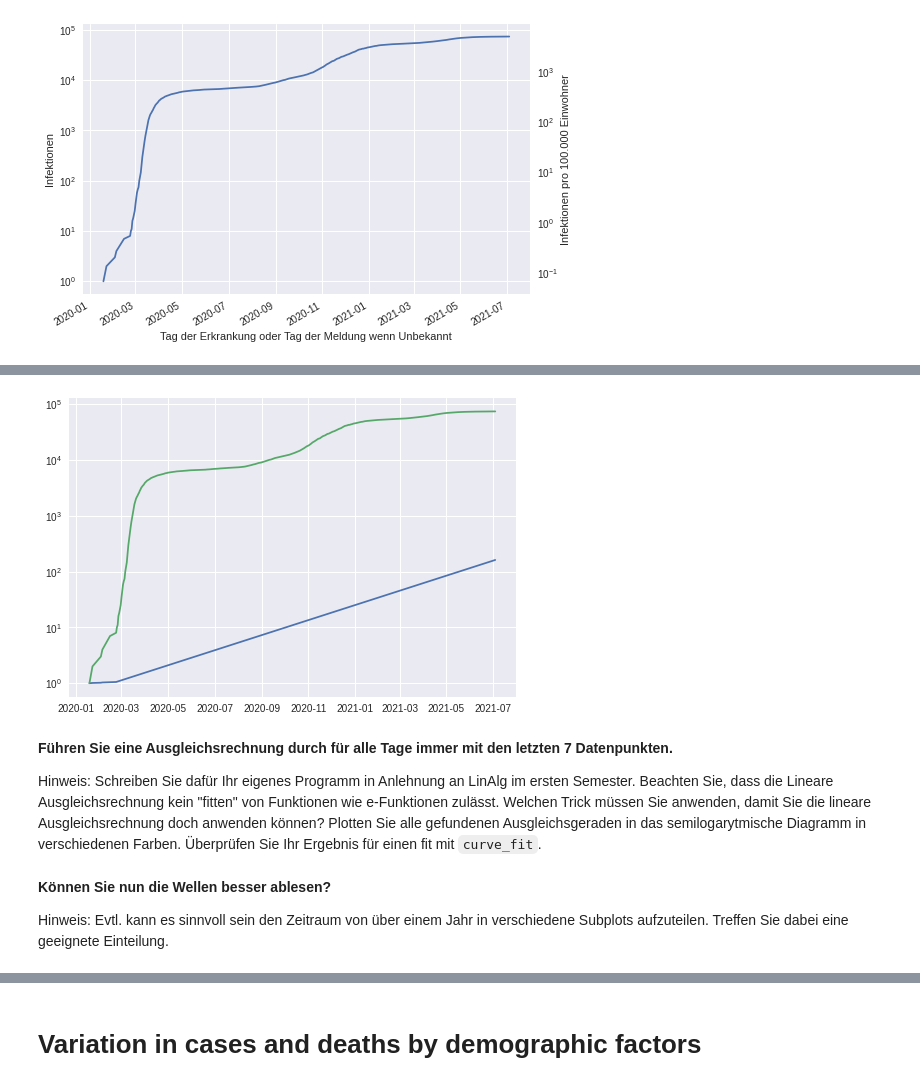
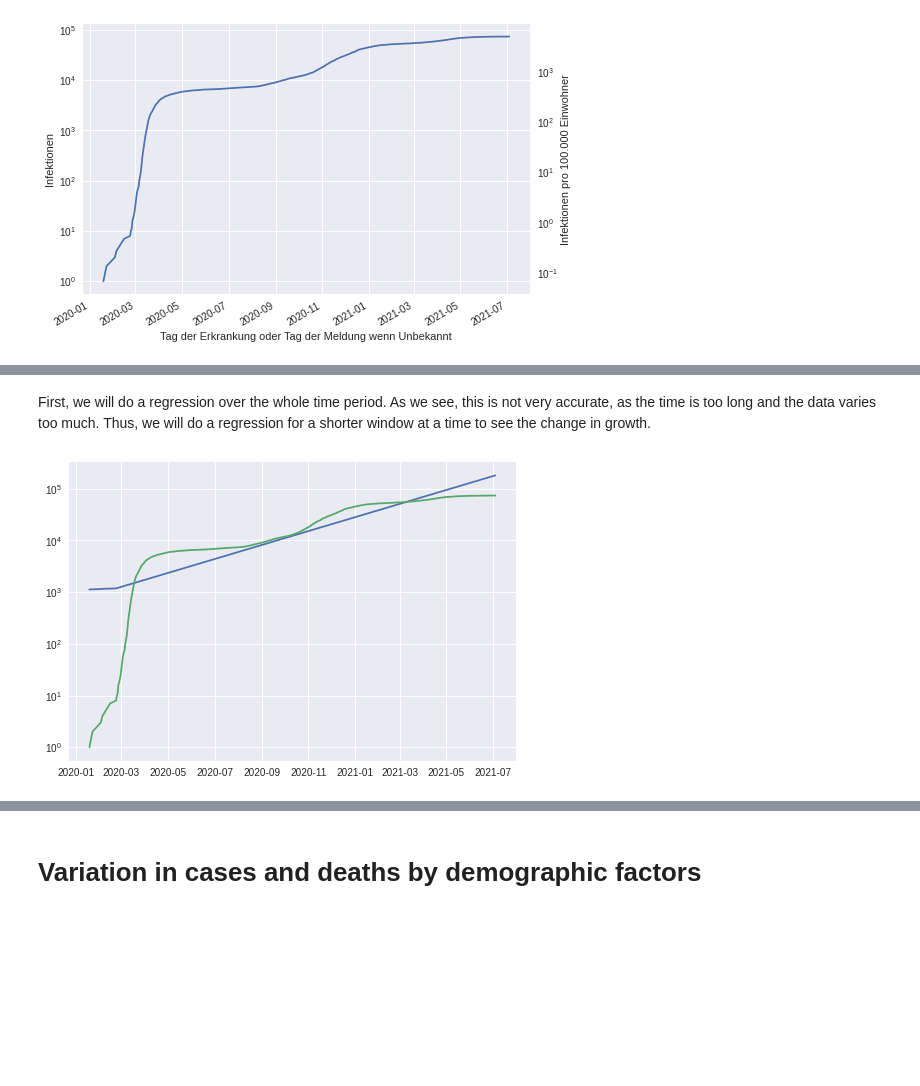
Before and after one commit to zandemax/hm-am-covid-data, a Jupyter notebook: notebook.ipynb, the cells around one changed output, grey strips where cells are left out. Cells and saved outputs as stored; diff of their text form; code cells hidden in the pictures; blank space fills up the shorter version.

Commit message:
updated regressions

```diff
--- a/notebook.ipynb
+++ b/notebook.ipynb
@@ -297,21 +244,39 @@ array([  1.        ,   1.01017498,   1.02045349,   1.03083659,
+# %%
+import numpy as np
+
+def linear_regression(b, x):
+    A = np.column_stack((np.ones(x.size), x))
+    AT = A.transpose()
+    ATA = AT.dot(A)
+    ATb = AT.dot(b)
+
+    return np.linalg.solve(ATA, ATb)
+# %%
+def e_transformed_linear_regression(data):
+    b = np.log(np.array(data))
+    x_vector = np.arange(0, b.size)
+    fit = linear_regression(b, x_vector)
+    return (np.exp(fit[0]), fit[1])
+
+# y = a * np.exp(b * x_vector)
+# %% [markdown]
+First, we will do a regression over the whole time period. As we see, this is not very accurate, as the time is too long and the data varies too much.
+Thus, we will do a regression for a shorter window at a time to see the change in growth.
 # %%
 import matplotlib.pyplot as plt
 import pandas as pd
-# Tägliche Fälle + pro 100.000 EW
+# Regression over the whole time period
+
+
+a,b = e_transformed_linear_regression(cov_data_cumulative['AnzahlFall'].values)
+y = a * np.exp(b * x_vector)
+
 
 fig, ax = plt.subplots()
 
 ax.plot(cov_data_cumulative.index, y)
 
 ax.plot(cov_data_cumulative['AnzahlFall'])
 ax.set_yscale('log')
 # %% [output]
-[figure, old version]
+[figure, new version]
-# %% [markdown]
-**Führen Sie eine Ausgleichsrechnung durch für alle Tage immer mit den letzten 7 Datenpunkten.**
-
-Hinweis: Schreiben Sie dafür Ihr eigenes Programm in Anlehnung an LinAlg im ersten Semester. Beachten Sie, dass die Lineare Ausgleichsrechnung kein "fitten" von Funktionen wie e-Funktionen zulässt. Welchen Trick müssen Sie anwenden, damit Sie die lineare Ausgleichsrechnung doch anwenden können? Plotten Sie alle gefundenen Ausgleichsgeraden in das semilogarytmische Diagramm in verschiedenen Farben. Überprüfen Sie Ihr Ergebnis für einen fit mit ``curve_fit``.
-# %% [markdown]
-**Können Sie nun die Wellen besser ablesen?**
-
-Hinweis: Evtl. kann es sinnvoll sein den Zeitraum von über einem Jahr in verschiedene Subplots aufzuteilen. Treffen Sie dabei eine geeignete Einteilung.
```
Also changed, not shown: parts of 10 cells of this notebook.
